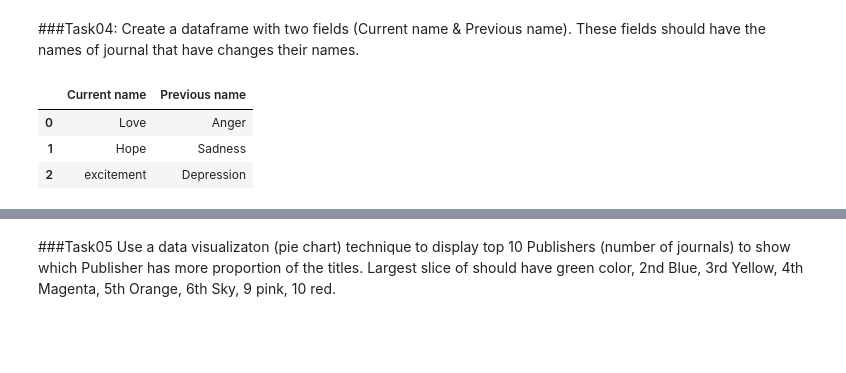
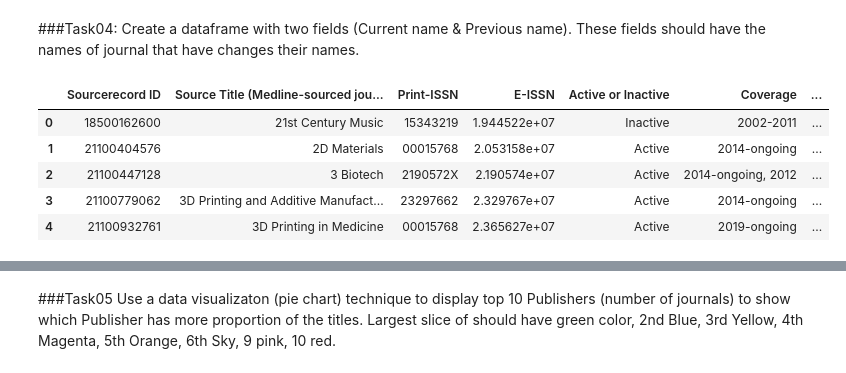
Before and after one commit to Muhammad-Tayyab-Bhutto/Data-Science-Exercises, a Jupyter notebook: Assignment01.ipynb, the cells around one changed output, grey strips where cells are left out. Saved outputs shown, nothing was run; the diff lists cells and outputs as text; code cells hidden in the pictures; blank space fills up the shorter version.

```diff
--- a/Assignment01.ipynb
+++ b/Assignment01.ipynb
@@ -226,16 +226,12 @@ plt.show()
 # %% [markdown]
 ###Task04:
 Create a dataframe with two fields (Current name & Previous name). These fields should have the names of journal that have changes their names.
-# %%
-data = {
-    'Current name': ['Love', 'Hope', 'excitement'],
-    'Previous name': ['Anger', 'Sadness', 'Depression']
-}
-
-df = pd.DataFrame(data)
-df
-# %% [output]
-|  | Current name | Previous name |
-| 0 | Love | Anger |
-| 1 | Hope | Sadness |
-| 2 | excitement | Depression |
+# %%
+df.head()
+# %% [output]
+|  | Sourcerecord ID | Source Title (Medline-sourced jou... | Print-ISSN | E-ISSN | Active or Inactive | Coverage | ... |
+| 0 | 18500162600 | 21st Century Music | 15343219 | 1.944522e+07 | Inactive | 2002-2011 | ... |
+| 1 | 21100404576 | 2D Materials | 00015768 | 2.053158e+07 | Active | 2014-ongoing | ... |
+| 2 | 21100447128 | 3 Biotech | 2190572X | 2.190574e+07 | Active | 2014-ongoing, 2012 | ... |
+| 3 | 21100779062 | 3D Printing and Additive Manufact... | 23297662 | 2.329767e+07 | Active | 2014-ongoing | ... |
+| 4 | 21100932761 | 3D Printing in Medicine | 00015768 | 2.365627e+07 | Active | 2019-ongoing | ... |
```
Also changed, not shown: parts of 8 cells of this notebook.
